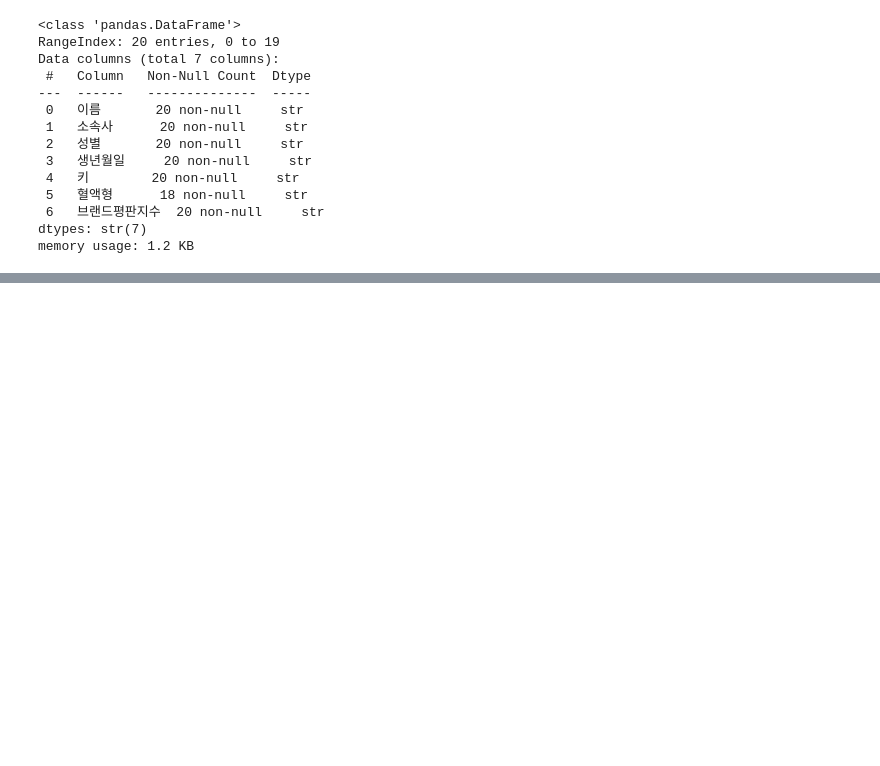
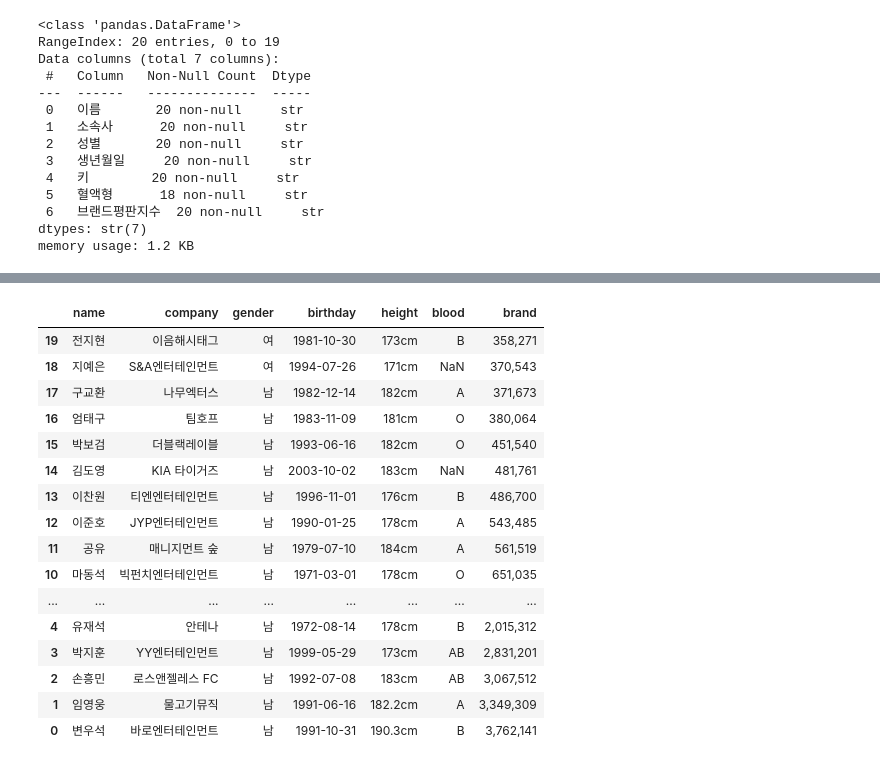
Before and after one commit to kjalh/02_DataAnalysis, a Jupyter notebook: 02_판다스(pandas).ipynb, the cells around one changed output, grey strips where cells are left out. Cells and saved outputs as stored; diff of their text form; code cells hidden in the pictures; blank space fills up the shorter version.

```diff
--- a/02_판다스(pandas).ipynb
+++ b/02_판다스(pandas).ipynb
@@ -184,0 +278,20 @@ memory usage: 1.2 KB
+# %%
+df.sort_index(ascending=False) # index로 내림차순 정렬
+# %% [output]
+|  | name | company | gender | birthday | height | blood | brand |
+| 19 | 전지현 | 이음해시태그 | 여 | 1981-10-30 | 173cm | B | 358,271 |
+| 18 | 지예은 | S&A엔터테인먼트 | 여 | 1994-07-26 | 171cm | NaN | 370,543 |
+| 17 | 구교환 | 나무엑터스 | 남 | 1982-12-14 | 182cm | A | 371,673 |
+| 16 | 엄태구 | 팀호프 | 남 | 1983-11-09 | 181cm | O | 380,064 |
+| 15 | 박보검 | 더블랙레이블 | 남 | 1993-06-16 | 182cm | O | 451,540 |
+| 14 | 김도영 | KIA 타이거즈 | 남 | 2003-10-02 | 183cm | NaN | 481,761 |
+| 13 | 이찬원 | 티엔엔터테인먼트 | 남 | 1996-11-01 | 176cm | B | 486,700 |
+| 12 | 이준호 | JYP엔터테인먼트 | 남 | 1990-01-25 | 178cm | A | 543,485 |
+| 11 | 공유 | 매니지먼트 숲 | 남 | 1979-07-10 | 184cm | A | 561,519 |
+| 10 | 마동석 | 빅펀치엔터테인먼트 | 남 | 1971-03-01 | 178cm | O | 651,035 |
+| ... | ... | ... | ... | ... | ... | ... | ... |
+| 4 | 유재석 | 안테나 | 남 | 1972-08-14 | 178cm | B | 2,015,312 |
+| 3 | 박지훈 | YY엔터테인먼트 | 남 | 1999-05-29 | 173cm | AB | 2,831,201 |
+| 2 | 손흥민 | 로스앤젤레스 FC | 남 | 1992-07-08 | 183cm | AB | 3,067,512 |
+| 1 | 임영웅 | 물고기뮤직 | 남 | 1991-06-16 | 182.2cm | A | 3,349,309 |
+| 0 | 변우석 | 바로엔터테인먼트 | 남 | 1991-10-31 | 190.3cm | B | 3,762,141 |
```
Also changed, not shown: parts of 41 cells of this notebook, 2 other files.
